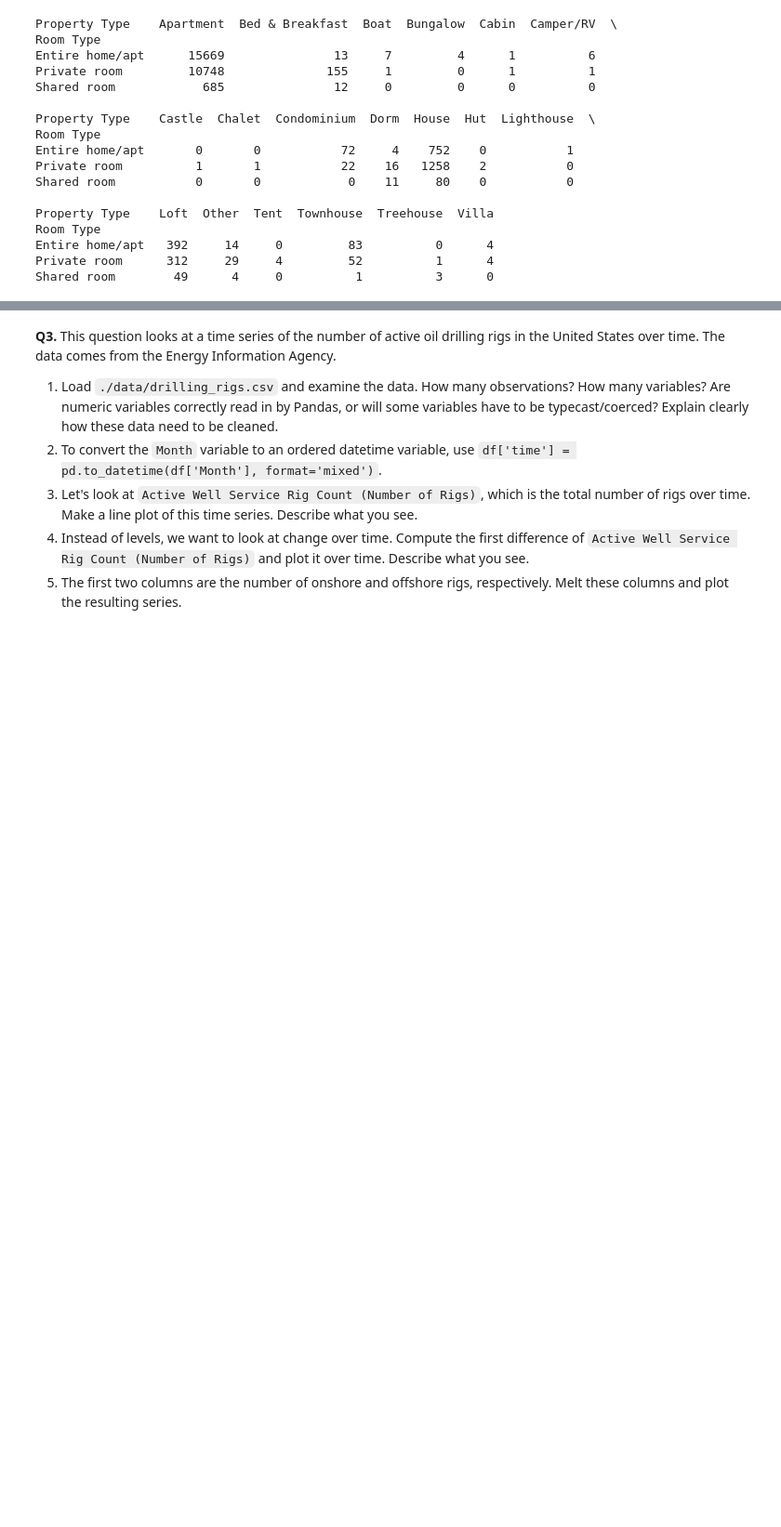
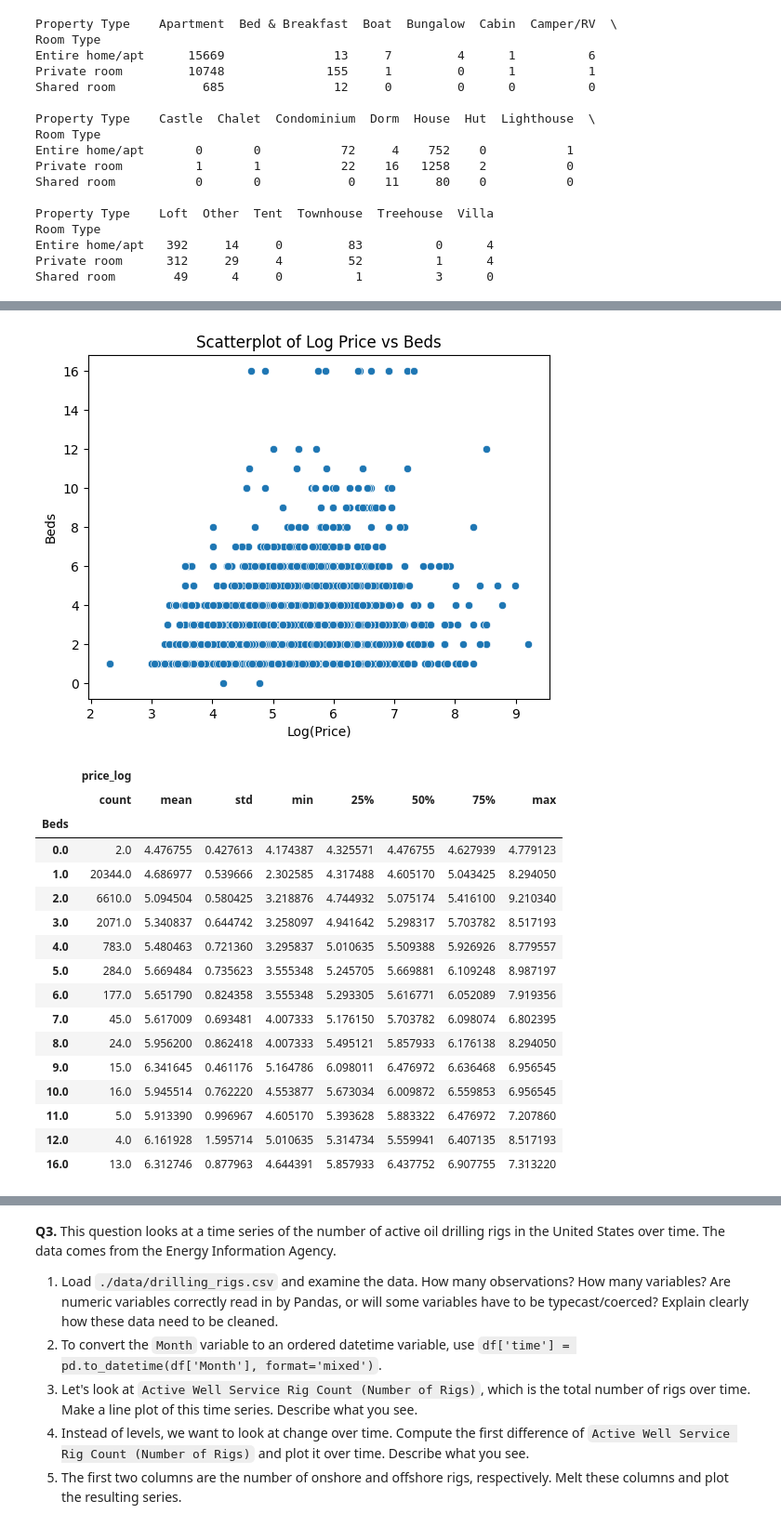
Before and after one commit to emilyfriedman8/eda_assignment, a Jupyter notebook: assignment.ipynb, the cells around one changed output, grey strips where cells are left out. Shown at 93% size. Drawn from its saved outputs; the diff is of its cells as text; code cells hidden in the pictures; blank space fills up the shorter version.

```diff
--- a/assignment.ipynb
+++ b/assignment.ipynb
@@ -195,0 +201,51 @@ Name: price_log, dtype: float64
+# %%
+# 5
+
+# Drop rows with NaN prices for plotting and analysis
+df_cleaned = df.dropna(subset=['Price']).copy()
+
+# Create 'price_log' variable
+df_cleaned['price_log'] = np.log(df_cleaned['Price'])
+
+# Scatterplot: log price vs beds
+sns.scatterplot(data=df_cleaned, x='price_log', y='Beds')
+plt.title("Scatterplot of Log Price vs Beds")
+plt.xlabel("Log(Price)")
+plt.ylabel("Beds")
+plt.show()
+
+# Variable and group
+var = 'price_log'
+group = 'Beds'
+
+# Grouped description of log price by Beds
+group_stats = df_cleaned.loc[:, [group, var]].groupby(group).describe()
+display(group_stats)
+
+#Scatterplot: The scatterplot of log price vs beds shows that while most listings fall
+# in the 1–3 bed range, log price increases with bed count. Larger properties (5+ beds)
+# tend to be more expensive but also display greater variability.
+
+#Grouped stats: The grouped description confirms that average log price rises with
+# bed count, while the standard deviation (for the most part) also grows, reflecting more
+#variability among larger homes. Outliers exist across all categories, but especially in the
+# low-bed and high-bed groups, where some properties are priced at extreme levels.
+# %% [output]
+[figure, added]
+|  | price_log |  |  |  |  |  |  |  |
+|  | count | mean | std | min | 25% | 50% | 75% | max |
+| Beds |  |  |  |  |  |  |  |  |
+| 0.0 | 2.0 | 4.476755 | 0.427613 | 4.174387 | 4.325571 | 4.476755 | 4.627939 | 4.779123 |
+| 1.0 | 20344.0 | 4.686977 | 0.539666 | 2.302585 | 4.317488 | 4.605170 | 5.043425 | 8.294050 |
+| 2.0 | 6610.0 | 5.094504 | 0.580425 | 3.218876 | 4.744932 | 5.075174 | 5.416100 | 9.210340 |
+| 3.0 | 2071.0 | 5.340837 | 0.644742 | 3.258097 | 4.941642 | 5.298317 | 5.703782 | 8.517193 |
+| 4.0 | 783.0 | 5.480463 | 0.721360 | 3.295837 | 5.010635 | 5.509388 | 5.926926 | 8.779557 |
+| 5.0 | 284.0 | 5.669484 | 0.735623 | 3.555348 | 5.245705 | 5.669881 | 6.109248 | 8.987197 |
+| 6.0 | 177.0 | 5.651790 | 0.824358 | 3.555348 | 5.293305 | 5.616771 | 6.052089 | 7.919356 |
+| 7.0 | 45.0 | 5.617009 | 0.693481 | 4.007333 | 5.176150 | 5.703782 | 6.098074 | 6.802395 |
+| 8.0 | 24.0 | 5.956200 | 0.862418 | 4.007333 | 5.495121 | 5.857933 | 6.176138 | 8.294050 |
+| 9.0 | 15.0 | 6.341645 | 0.461176 | 5.164786 | 6.098011 | 6.476972 | 6.636468 | 6.956545 |
+| 10.0 | 16.0 | 5.945514 | 0.762220 | 4.553877 | 5.673034 | 6.009872 | 6.559853 | 6.956545 |
+| 11.0 | 5.0 | 5.913390 | 0.996967 | 4.605170 | 5.393628 | 5.883322 | 6.476972 | 7.207860 |
+| 12.0 | 4.0 | 6.161928 | 1.595714 | 5.010635 | 5.314734 | 5.559941 | 6.407135 | 8.517193 |
+| 16.0 | 13.0 | 6.312746 | 0.877963 | 4.644391 | 5.857933 | 6.437752 | 6.907755 | 7.313220 |
```
Also changed, not shown: parts of 2 cells of this notebook.
